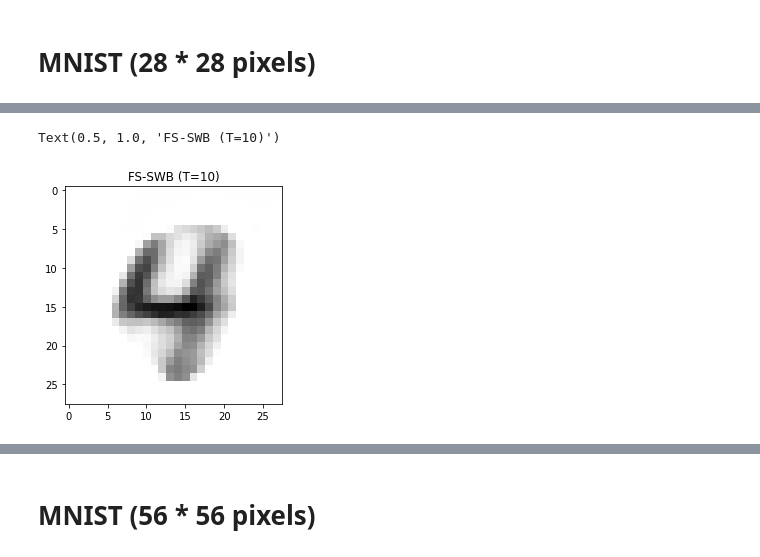
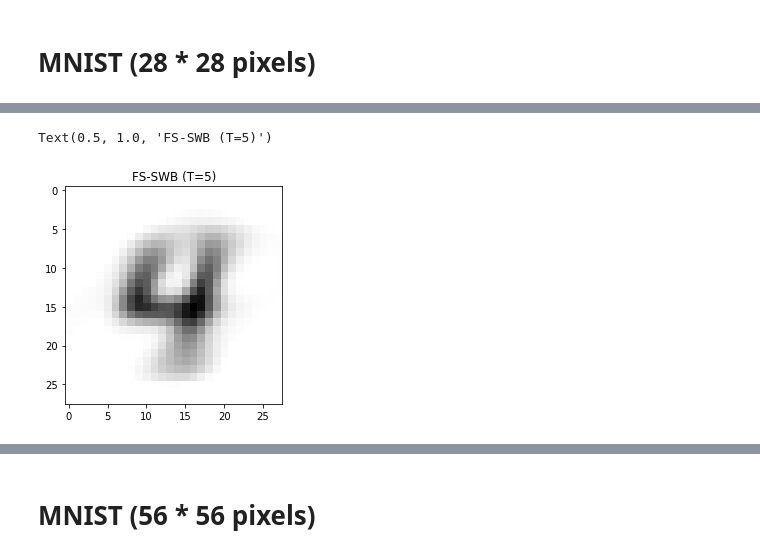
Before and after one commit to yukiTakezawa/FS_TSWB, a Jupyter notebook: examples.ipynb, the cells around one changed output, grey strips where cells are left out. Cells and saved outputs as stored; diff of their text form; code cells hidden in the pictures.

```diff
--- a/examples.ipynb
+++ b/examples.ipynb
@@ -44,8 +46,8 @@ Text(0.5, 1.0, 'FS-SWB (T=1)')
 # %%
-chains = SlicingChain(support, n_slice=10)
+chains = SlicingChain(support, n_slice=5)
 fs_swb = chains.barycenter(data)
 plt.imshow(fs_swb.reshape(28, 28), cmap="Greys")
-plt.title("FS-SWB (T=10)")
+plt.title("FS-SWB (T=5)")
 # %% [output]
-Text(0.5, 1.0, 'FS-SWB (T=10)')
+Text(0.5, 1.0, 'FS-SWB (T=5)')
-[figure, old version]
+[figure, new version]
```
Also changed, not shown: parts of 16 cells of this notebook, 2 other files.
